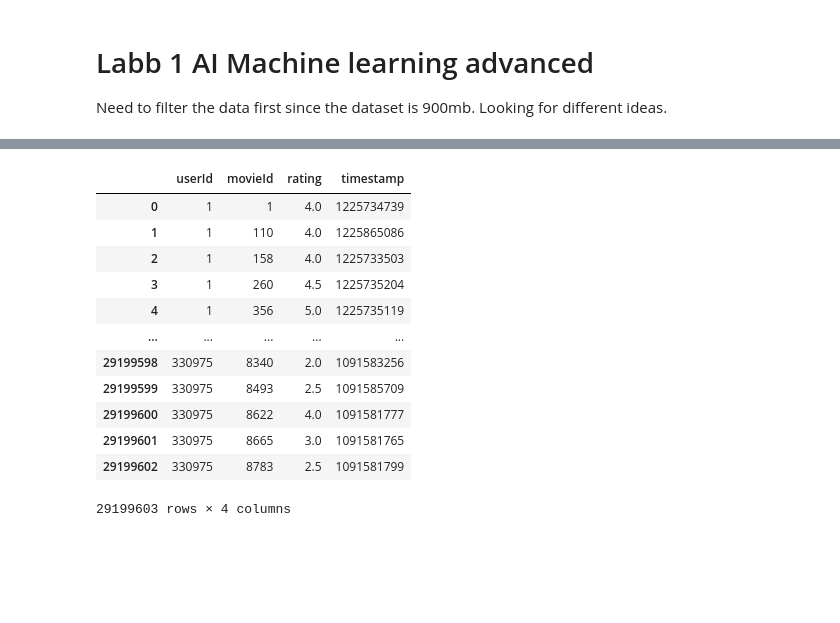
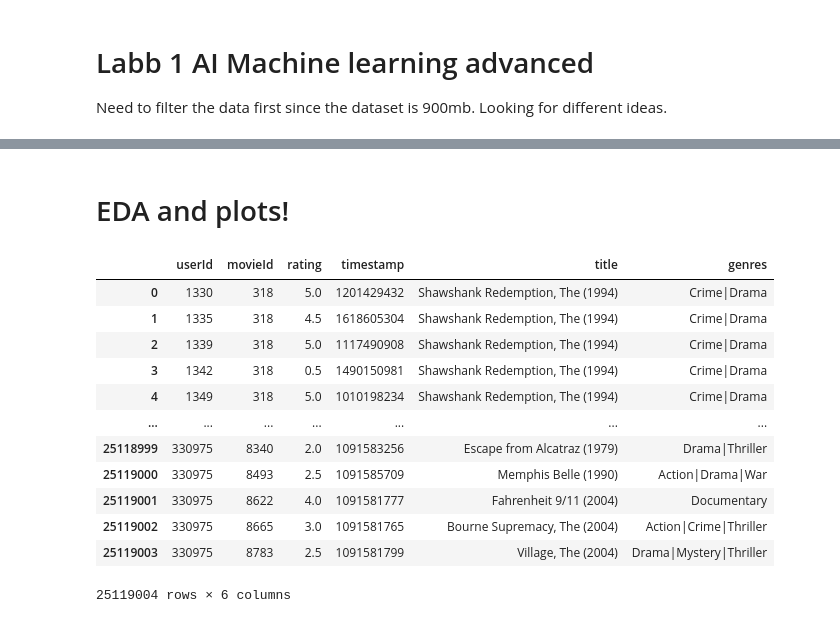
Before and after one commit to Lyceriuss/Python-Henrik-Pedersen-OPA2023, a Jupyter notebook: AI2-Lab1/Labb.ipynb, the cells around one changed output, grey strips where cells are left out. Saved outputs shown, nothing was run; the diff lists cells and outputs as text; code cells hidden in the pictures; blank space fills up the shorter version.

```diff
--- a/AI2-Lab1/Labb.ipynb
+++ b/AI2-Lab1/Labb.ipynb
@@ -7,7 +10,7 @@ import matplotlib.pyplot as plt
 Need to filter the data first since the dataset is 900mb. Looking for different ideas.
 # %%
 #This results in a more limited but reliable dataset, it can still become more restrictive and is known as cold start
-min_ratings_per_movie = 150
+min_ratings_per_movie = 500
 min_ratings_per_user = 50
 
 #This would result in a much wider dataset but risk overwhelming the user with a plethora of unknown movies
@@ -21,22 +24,32 @@ user_counts = pd.Series(dtype=int)
 
 chunk_size = 10000
 
-
-for chunk in pd.read_csv("data/ratings.csv", chunksize=chunk_size, dtype=dtypes):
-    movie_counts = movie_counts.add(
-        chunk["movieId"].value_counts(), fill_value=0)
-    user_counts = user_counts.add(chunk["userId"].value_counts(), fill_value=0)
-
-
-filter_movies = movie_counts[movie_counts >= min_ratings_per_movie].index
-filter_users = user_counts[user_counts >= min_ratings_per_user].index
+df_movies = pd.read_csv(
+    "data/movies.csv", usecols=["movieId", "title", "genres"], dtype={"movieId": "int32", "title": "str", "genres": "str"}
+)
 
 
 chunks_list = []
 for chunk in pd.read_csv("data/ratings.csv", chunksize=chunk_size, dtype=dtypes):
-    chunk_filtered = chunk[chunk["movieId"].isin(
-        filter_movies) & chunk["userId"].isin(filter_users)]
+
+    chunk_filtered = chunk[chunk["rating"] != 0]
+
+    movie_counts = movie_counts.add(
+        chunk_filtered["movieId"].value_counts(), fill_value=0)
+    user_counts = user_counts.add(chunk_filtered["userId"].value_counts(), fill_value=0)
+
+    chunk_filtered = chunk_filtered[
+        (chunk_filtered["movieId"].isin(movie_counts[movie_counts >= min_ratings_per_movie].index)) &
+        (chunk_filtered["userId"].isin(user_counts[user_counts >= min_ratings_per_user].index))
+    ]
+
     chunks_list.append(chunk_filtered)
+    min_user_ratings = user_counts.min()
+    if min_user_ratings >= min_ratings_per_user:
+        print("Minimum user ratings count >= 50 after chunk processing.")
+    else:
+        print(f"Minimum user ratings count ({min_user_ratings}) < 50 after chunk processing.")
 
-# Concatenate the list of filtered chunks into one DataFrame
 df_filtered = pd.concat(chunks_list, ignore_index=True)
+
+df_combined = pd.merge(df_filtered, df_movies, on="movieId", how="inner")
@@ -43,16 +73,0 @@ df_filtered = pd.concat(chunks_list, ignore_index=True)
-# %%
-df_filtered
-# %% [output]
-|  | userId | movieId | rating | timestamp |
-| 0 | 1 | 1 | 4.0 | 1225734739 |
-| 1 | 1 | 110 | 4.0 | 1225865086 |
-| 2 | 1 | 158 | 4.0 | 1225733503 |
-| 3 | 1 | 260 | 4.5 | 1225735204 |
-| 4 | 1 | 356 | 5.0 | 1225735119 |
-| ... | ... | ... | ... | ... |
-| 29199598 | 330975 | 8340 | 2.0 | 1091583256 |
-| 29199599 | 330975 | 8493 | 2.5 | 1091585709 |
-| 29199600 | 330975 | 8622 | 4.0 | 1091581777 |
-| 29199601 | 330975 | 8665 | 3.0 | 1091581765 |
-| 29199602 | 330975 | 8783 | 2.5 | 1091581799 |
-29199603 rows × 4 columns
@@ -59,2 +84,20 @@ df_filtered
+# %% [markdown]
+# EDA and plots!
+# %%
+df_combined
+# %% [output]
+|  | userId | movieId | rating | timestamp | title | genres |
+| 0 | 1330 | 318 | 5.0 | 1201429432 | Shawshank Redemption, The (1994) | Crime|Drama |
+| 1 | 1335 | 318 | 4.5 | 1618605304 | Shawshank Redemption, The (1994) | Crime|Drama |
+| 2 | 1339 | 318 | 5.0 | 1117490908 | Shawshank Redemption, The (1994) | Crime|Drama |
+| 3 | 1342 | 318 | 0.5 | 1490150981 | Shawshank Redemption, The (1994) | Crime|Drama |
+| 4 | 1349 | 318 | 5.0 | 1010198234 | Shawshank Redemption, The (1994) | Crime|Drama |
+| ... | ... | ... | ... | ... | ... | ... |
+| 25118999 | 330975 | 8340 | 2.0 | 1091583256 | Escape from Alcatraz (1979) | Drama|Thriller |
+| 25119000 | 330975 | 8493 | 2.5 | 1091585709 | Memphis Belle (1990) | Action|Drama|War |
+| 25119001 | 330975 | 8622 | 4.0 | 1091581777 | Fahrenheit 9/11 (2004) | Documentary |
+| 25119002 | 330975 | 8665 | 3.0 | 1091581765 | Bourne Supremacy, The (2004) | Action|Crime|Thriller |
+| 25119003 | 330975 | 8783 | 2.5 | 1091581799 | Village, The (2004) | Drama|Mystery|Thriller |
+25119004 rows × 6 columns
 # %%
 # Descriptive statistics for the numeric columns
```
Also changed, not shown: parts of 16 cells of this notebook.
